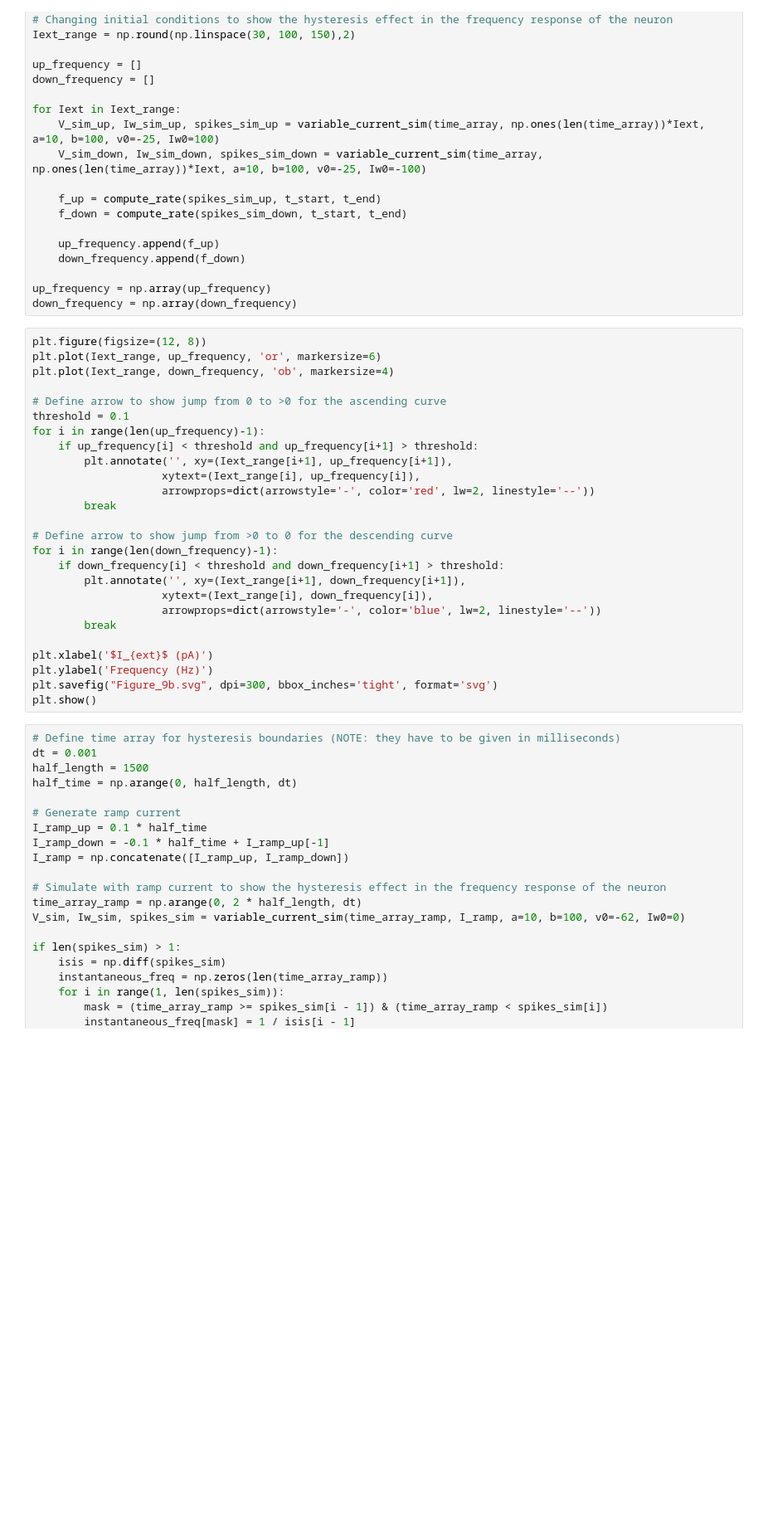
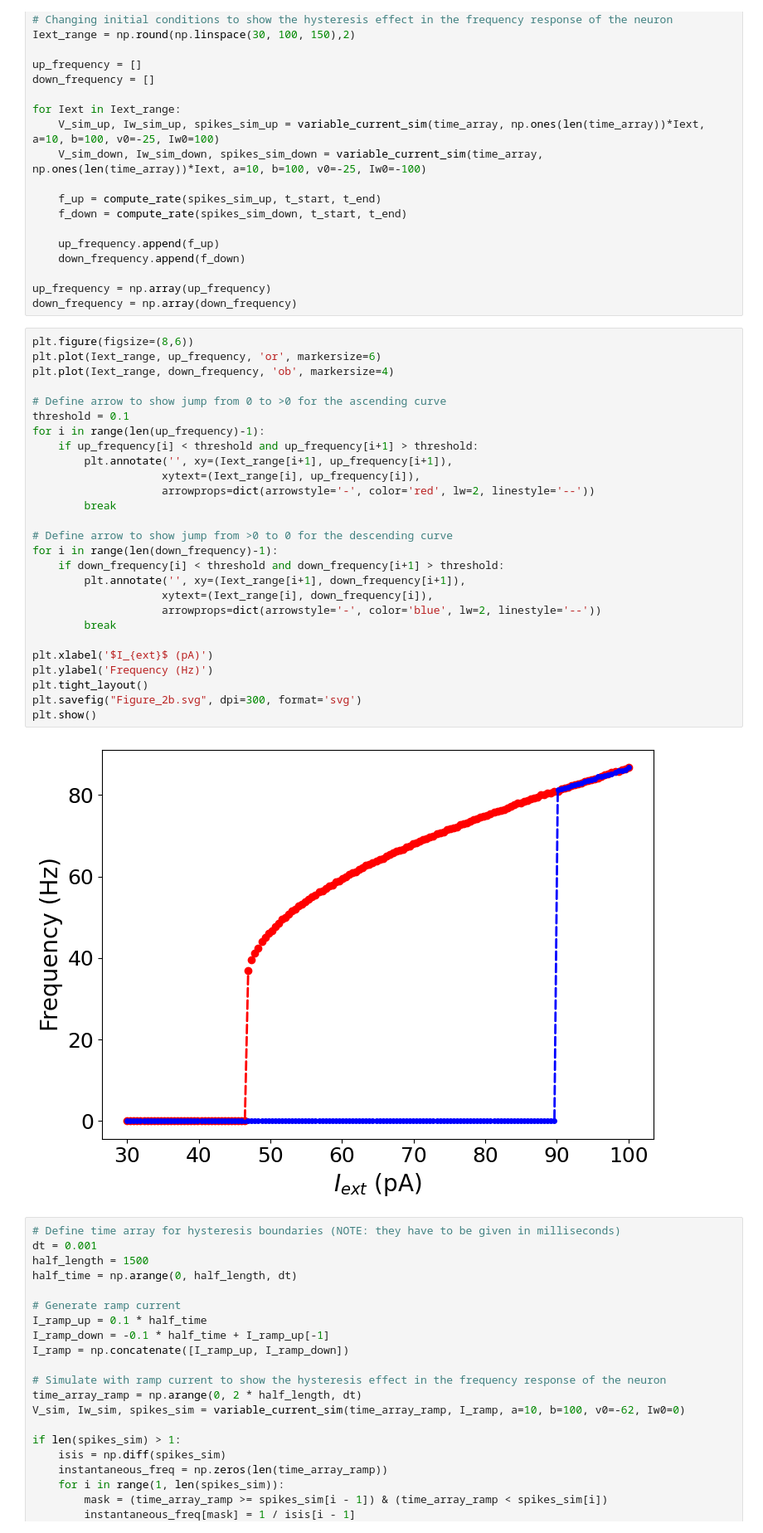
Before and after one commit to GabrieleCasagrande/MinimalNeuro_WorkingMemo, a Jupyter notebook: Single eQIF neuron/eQIF_hysteresis.ipynb, the cells around one changed output. Shown at 83% size. Saved outputs shown, nothing was run; the diff lists cells and outputs as text; blank space fills up the shorter version.

```diff
--- a/Single eQIF neuron/eQIF_hysteresis.ipynb
+++ b/Single eQIF neuron/eQIF_hysteresis.ipynb
@@ -212,31 +212,34 @@ for Iext in Iext_range:
 up_frequency = np.array(up_frequency)
 down_frequency = np.array(down_frequency)
 # %%
-plt.figure(figsize=(12, 8))
+plt.figure(figsize=(8,6))
 plt.plot(Iext_range, up_frequency, 'or', markersize=6)
 plt.plot(Iext_range, down_frequency, 'ob', markersize=4)
 
 # Define arrow to show jump from 0 to >0 for the ascending curve
 threshold = 0.1
 for i in range(len(up_frequency)-1):
     if up_frequency[i] < threshold and up_frequency[i+1] > threshold:
         plt.annotate('', xy=(Iext_range[i+1], up_frequency[i+1]),
                     xytext=(Iext_range[i], up_frequency[i]),
                     arrowprops=dict(arrowstyle='-', color='red', lw=2, linestyle='--'))
         break
 
 # Define arrow to show jump from >0 to 0 for the descending curve
 for i in range(len(down_frequency)-1):
     if down_frequency[i] < threshold and down_frequency[i+1] > threshold:
         plt.annotate('', xy=(Iext_range[i+1], down_frequency[i+1]),
                     xytext=(Iext_range[i], down_frequency[i]),
                     arrowprops=dict(arrowstyle='-', color='blue', lw=2, linestyle='--'))
         break
 
 plt.xlabel('$I_{ext}$ (pA)')
 plt.ylabel('Frequency (Hz)')
-plt.savefig("Figure_9b.svg", dpi=300, bbox_inches='tight', format='svg')
+plt.tight_layout()
+plt.savefig("Figure_2b.svg", dpi=300, format='svg')
 plt.show()
+# %% [output]
+[figure, added]
 # %%
 # Define time array for hysteresis boundaries (NOTE: they have to be given in milliseconds)
 dt = 0.001
```
Also changed, not shown: parts of 1 cell of this notebook, 3 other files.
